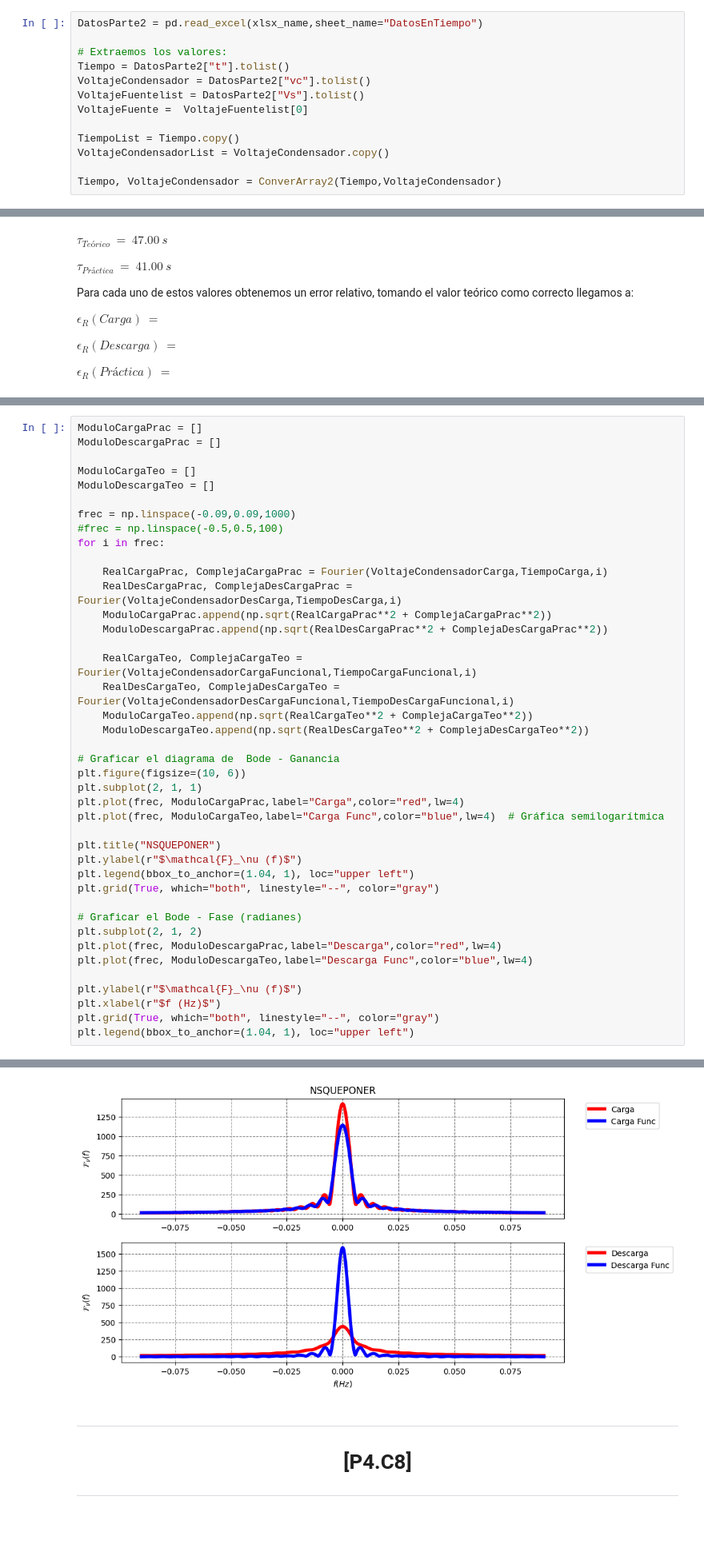
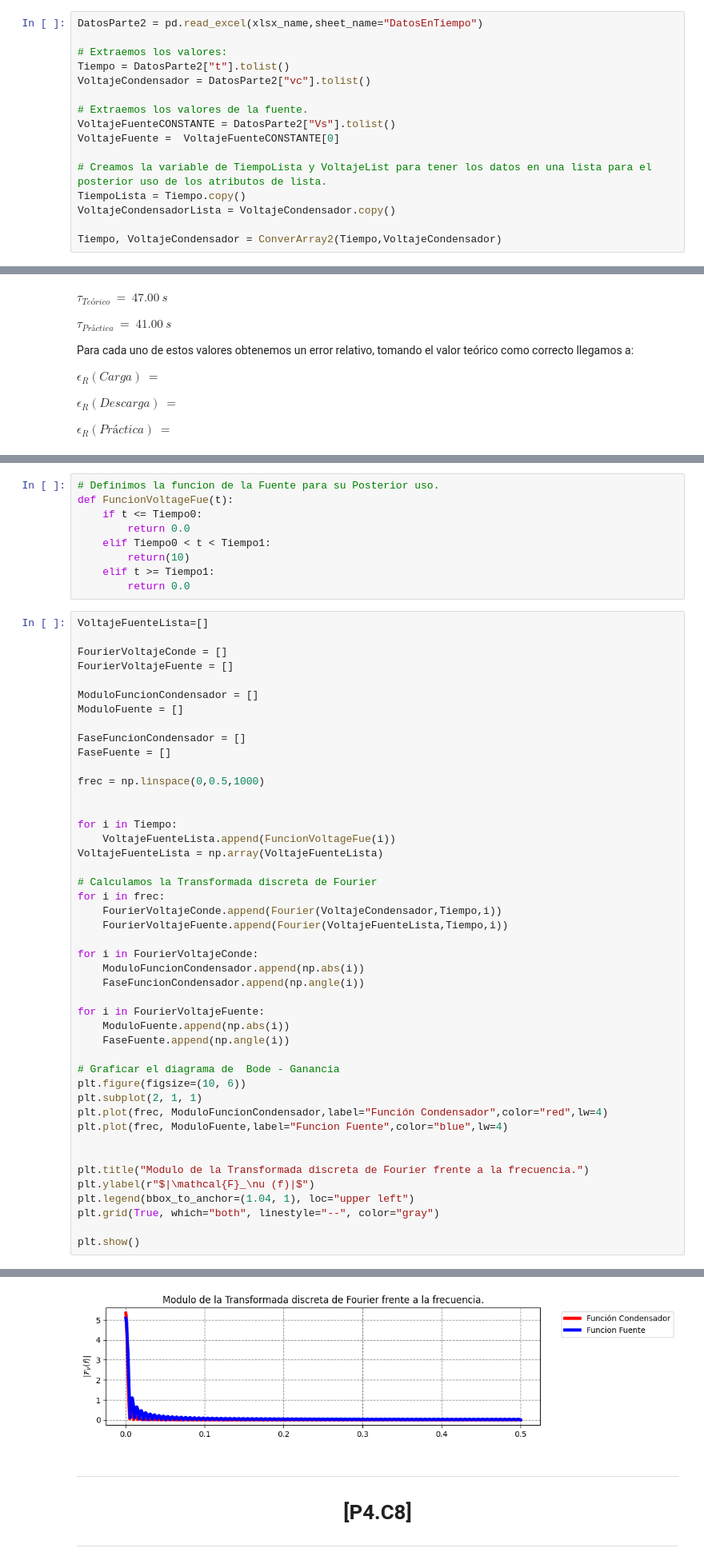
Before and after one commit to WetZap/Practicas-Circuitos, a Jupyter notebook: Practicas/Sesion 5/QuintaSesion.ipynb, the cells around one changed output, grey strips where cells are left out. Shown: that part at 80% size. Saved outputs shown, nothing was run; the diff lists cells and outputs as text; blank space fills up the shorter version.

```diff
--- a/Practicas/Sesion 5/QuintaSesion.ipynb
+++ b/Practicas/Sesion 5/QuintaSesion.ipynb
@@ -143,10 +117,13 @@ DatosParte2 = pd.read_excel(xlsx_name,sheet_name="DatosEnTiempo")
 # Extraemos los valores:
 Tiempo = DatosParte2["t"].tolist()
 VoltajeCondensador = DatosParte2["vc"].tolist()
-VoltajeFuentelist = DatosParte2["Vs"].tolist()
-VoltajeFuente =  VoltajeFuentelist[0]
 
-TiempoList = Tiempo.copy()
-VoltajeCondensadorList = VoltajeCondensador.copy()
+# Extraemos los valores de la fuente.
+VoltajeFuenteCONSTANTE = DatosParte2["Vs"].tolist()
+VoltajeFuente =  VoltajeFuenteCONSTANTE[0]
+
+# Creamos la variable de TiempoLista y VoltajeList para tener los datos en una lista para el posterior uso de los atributos de lista.
+TiempoLista = Tiempo.copy()
+VoltajeCondensadorLista = VoltajeCondensador.copy()
 
 Tiempo, VoltajeCondensador = ConverArray2(Tiempo,VoltajeCondensador)
@@ -402,42 +450,55 @@ for i in TiempoDesCargaFuncional:
+# %%
+# Definimos la funcion de la Fuente para su Posterior uso.
+def FuncionVoltageFue(t):
+    if t <= Tiempo0:
+        return 0.0
+    elif Tiempo0 < t < Tiempo1:
+        return(10)
+    elif t >= Tiempo1:
+        return 0.0
 # %%
-ModuloCargaPrac = []
-ModuloDescargaPrac = []
+VoltajeFuenteLista=[]
 
-ModuloCargaTeo = []
-ModuloDescargaTeo = []
+FourierVoltajeConde = []
+FourierVoltajeFuente = []
 
-frec = np.linspace(-0.09,0.09,1000)
-#frec = np.linspace(-0.5,0.5,100)
+ModuloFuncionCondensador = []
+ModuloFuente = []
+
+FaseFuncionCondensador = []
+FaseFuente = []
+
+frec = np.linspace(0,0.5,1000)
+
+
+for i in Tiempo:
+    VoltajeFuenteLista.append(FuncionVoltageFue(i))
+VoltajeFuenteLista = np.array(VoltajeFuenteLista)
+
+# Calculamos la Transformada discreta de Fourier
 for i in frec:
+    FourierVoltajeConde.append(Fourier(VoltajeCondensador,Tiempo,i))
+    FourierVoltajeFuente.append(Fourier(VoltajeFuenteLista,Tiempo,i))
 
-    RealCargaPrac, ComplejaCargaPrac = Fourier(VoltajeCondensadorCarga,TiempoCarga,i)
-    RealDesCargaPrac, ComplejaDesCargaPrac = Fourier(VoltajeCondensadorDesCarga,TiempoDesCarga,i)
-    ModuloCargaPrac.append(np.sqrt(RealCargaPrac**2 + ComplejaCargaPrac**2))
-    ModuloDescargaPrac.append(np.sqrt(RealDesCargaPrac**2 + ComplejaDesCargaPrac**2))
+for i in FourierVoltajeConde:
+    ModuloFuncionCondensador.append(np.abs(i))
+    FaseFuncionCondensador.append(np.angle(i))
 
-    RealCargaTeo, ComplejaCargaTeo = Fourier(VoltajeCondensadorCargaFuncional,TiempoCargaFuncional,i)
-    RealDesCargaTeo, ComplejaDesCargaTeo = Fourier(VoltajeCondensadorDesCargaFuncional,TiempoDesCargaFuncional,i)
-    ModuloCargaTeo.append(np.sqrt(RealCargaTeo**2 + ComplejaCargaTeo**2))
-    ModuloDescargaTeo.append(np.sqrt(RealDesCargaTeo**2 + ComplejaDesCargaTeo**2))
+for i in FourierVoltajeFuente:
+    ModuloFuente.append(np.abs(i))
+    FaseFuente.append(np.angle(i))
 
 # Graficar el diagrama de  Bode - Ganancia
 plt.figure(figsize=(10, 6))
 plt.subplot(2, 1, 1)
-plt.plot(frec, ModuloCargaPrac,label="Carga",color="red",lw=4)
-plt.plot(frec, ModuloCargaTeo,label="Carga Func",color="blue",lw=4)  # Gráfica semilogarítmica
+plt.plot(frec, ModuloFuncionCondensador,label="Función Condensador",color="red",lw=4)
+plt.plot(frec, ModuloFuente,label="Funcion Fuente",color="blue",lw=4)
 
-plt.title("NSQUEPONER")
-plt.ylabel(r"$\mathcal{F}_\nu (f)$")
+
+plt.title("Modulo de la Transformada discreta de Fourier frente a la frecuencia.")
+plt.ylabel(r"$|\mathcal{F}_\nu (f)|$")
 plt.legend(bbox_to_anchor=(1.04, 1), loc="upper left")
 plt.grid(True, which="both", linestyle="--", color="gray")
 
-# Graficar el Bode - Fase (radianes)
-plt.subplot(2, 1, 2)
-plt.plot(frec, ModuloDescargaPrac,label="Descarga",color="red",lw=4)
-plt.plot(frec, ModuloDescargaTeo,label="Descarga Func",color="blue",lw=4)
-
-plt.ylabel(r"$\mathcal{F}_\nu (f)$")
-plt.xlabel(r"$f (Hz)$")
-plt.grid(True, which="both", linestyle="--", color="gray")
-plt.legend(bbox_to_anchor=(1.04, 1), loc="upper left")
+plt.show()
 # %% [output]
@@ -445,4 +505,4 @@ plt.legend(bbox_to_anchor=(1.04, 1), loc="upper left")
-[figure, old version]
+[figure, new version]
 # %% [markdown]
 ---
 <h1 style="text-align: center;">[P4.C8]</h1>
```
Also changed, not shown: parts of 26 cells of this notebook, 3 other files.
